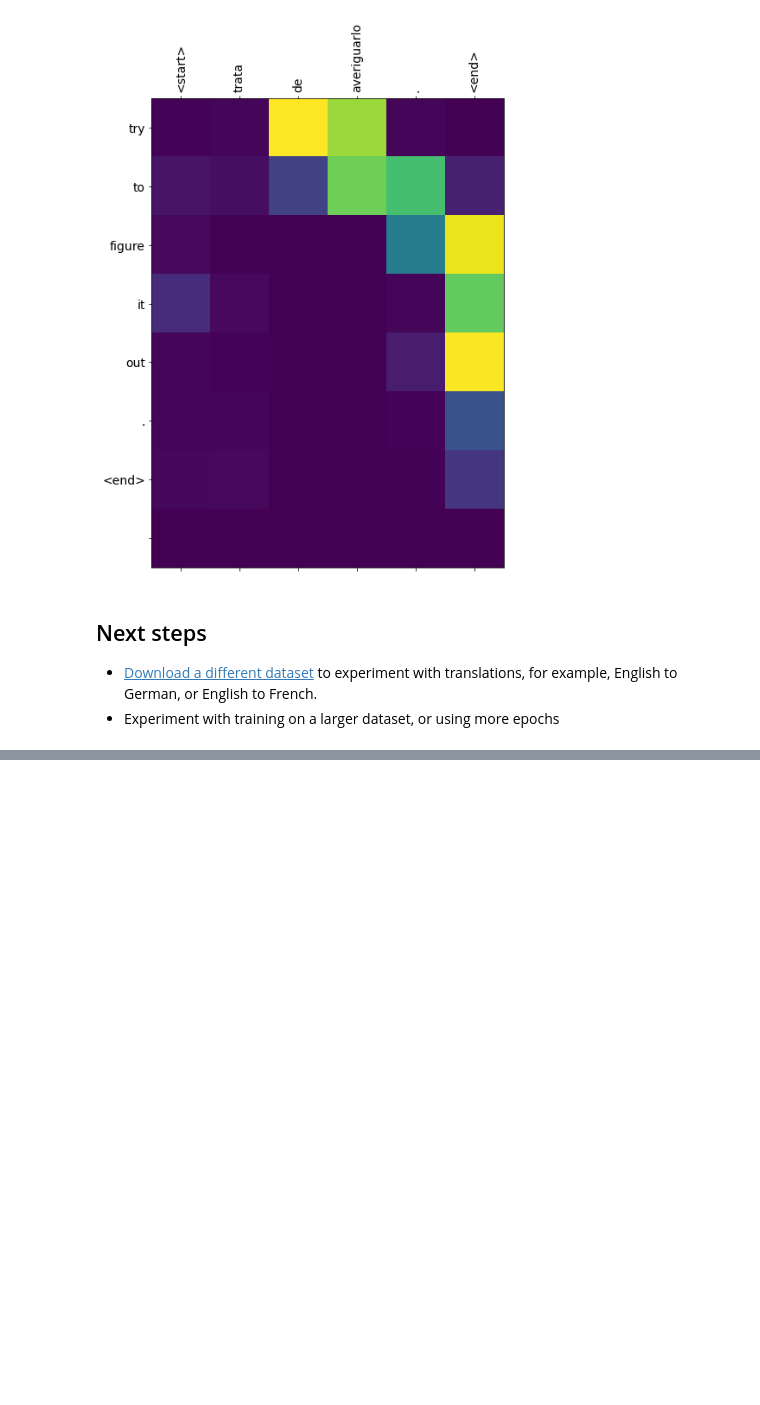
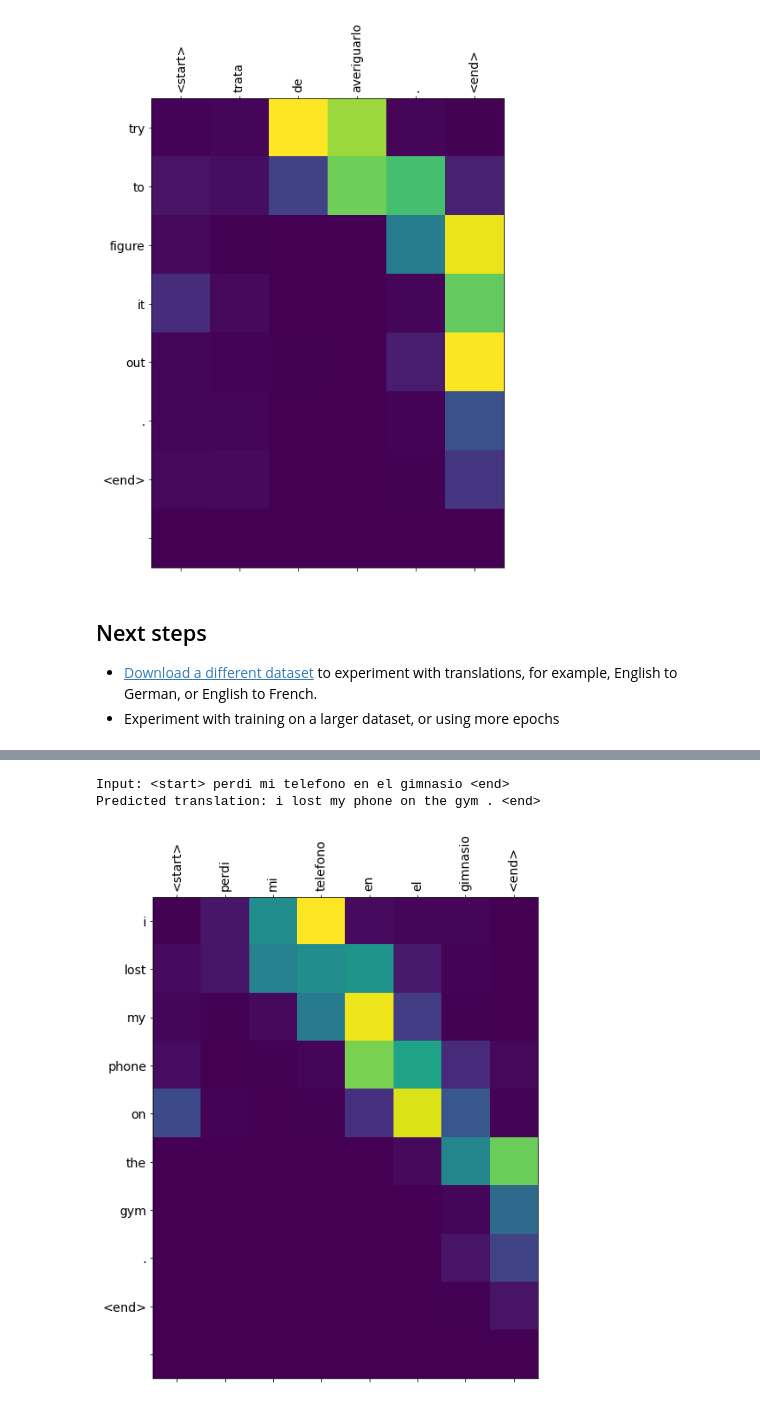
Before and after one commit to Niko-k98/Machine-Learning-class, a Jupyter notebook: nmt_with_attention.ipynb, the cells around one changed output, grey strips where cells are left out. Drawn from its saved outputs; the diff is of its cells as text; code cells hidden in the pictures; blank space fills up the shorter version.

```diff
--- a/nmt_with_attention.ipynb
+++ b/nmt_with_attention.ipynb
@@ -583,0 +590,6 @@ Predicted translation: try to figure it out . <end>
+# %%
+translate(u'perdí mi teléfono en el gimnasio')
+# %% [output]
+Input: <start> perdi mi telefono en el gimnasio <end>
+Predicted translation: i lost my phone on the gym . <end>
+[figure, added]
```
Also changed, not shown: parts of 3 cells of this notebook.
